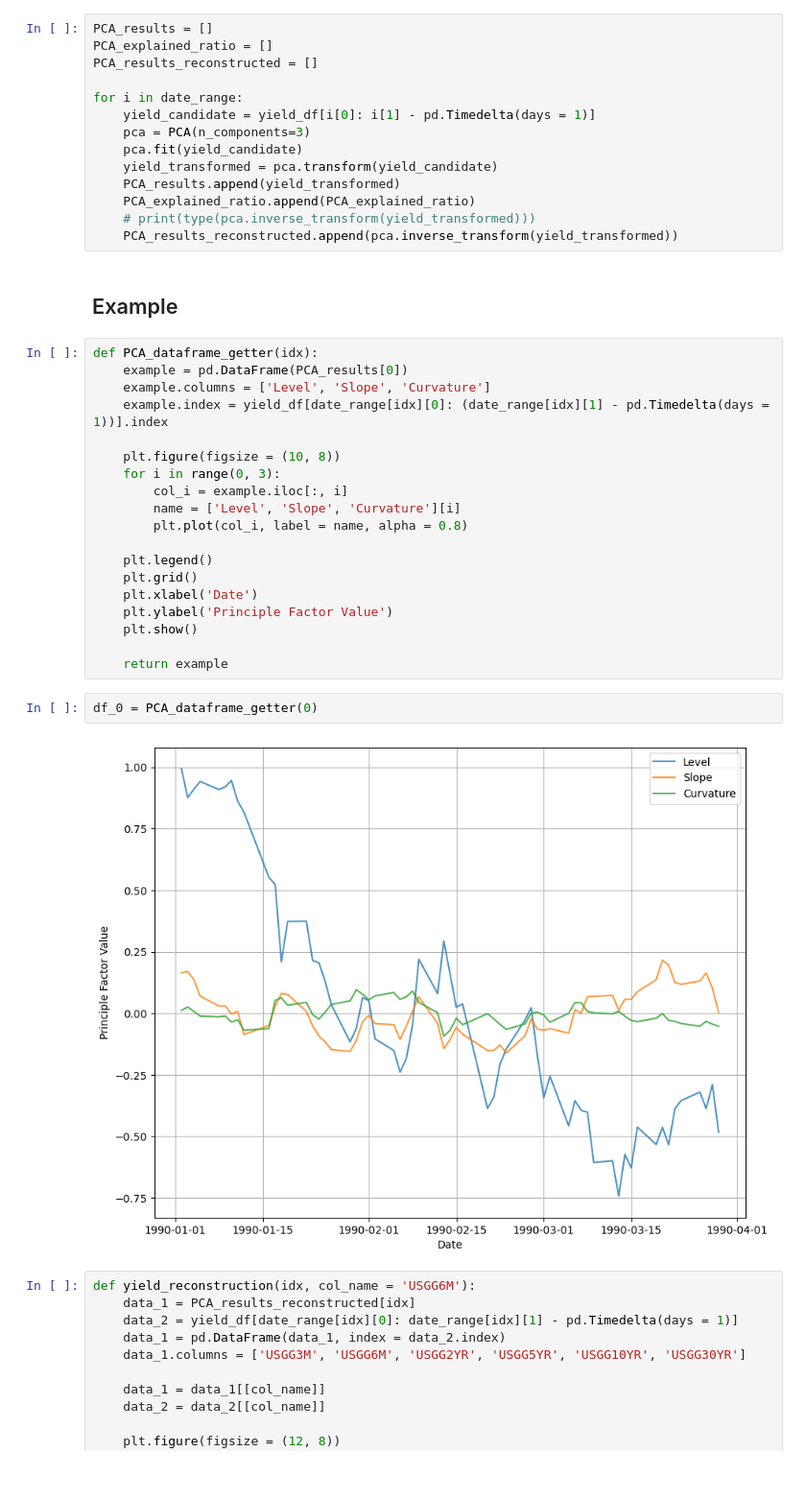
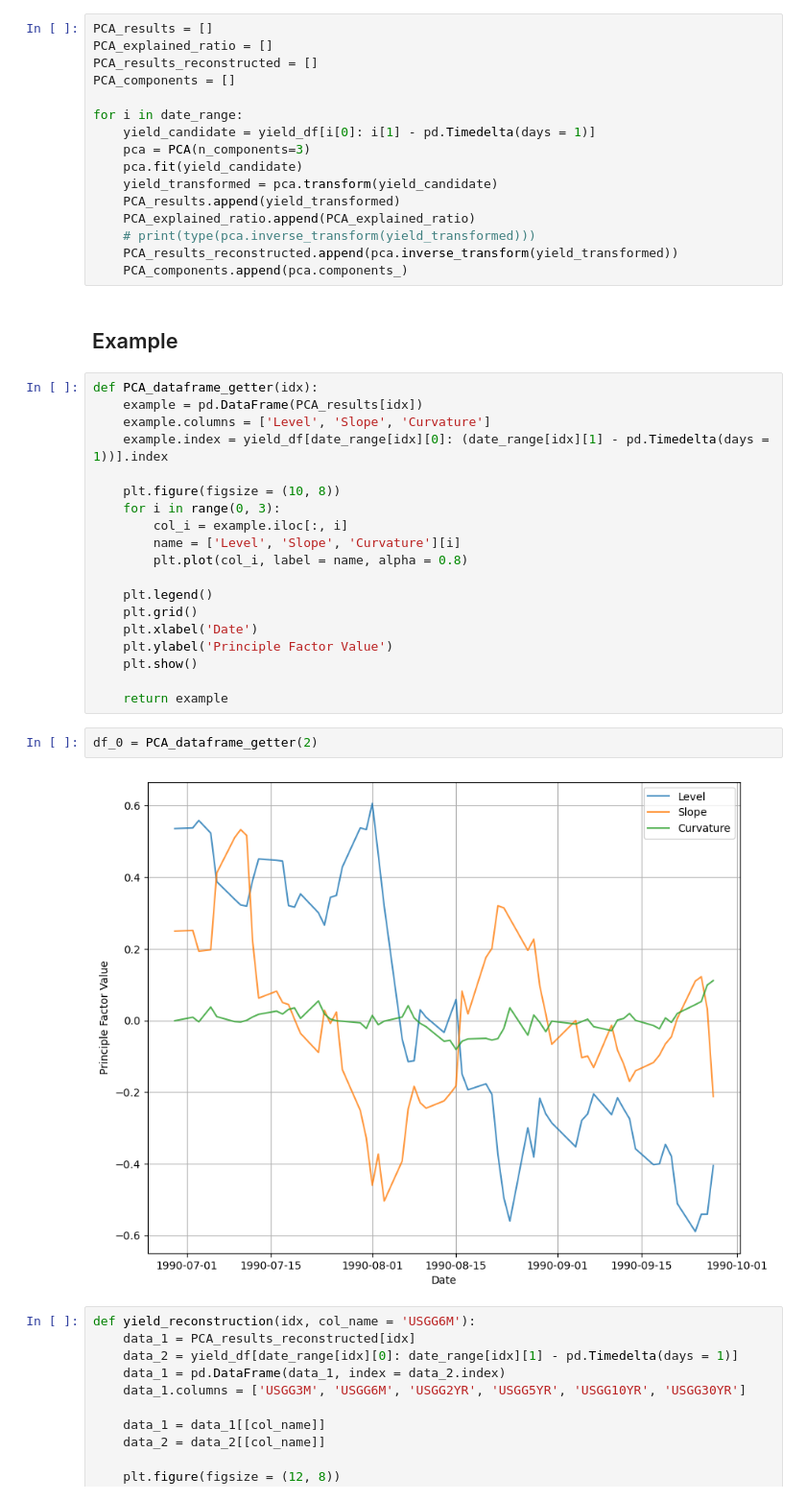
Before and after one commit to FanZixian/ECON_4200_GP, a Jupyter notebook: Bond_Decomposition.ipynb, the cells around one changed output. Shown at 96% size. Saved outputs shown, nothing was run; the diff lists cells and outputs as text; blank space fills up the shorter version.

```diff
--- a/Bond_Decomposition.ipynb
+++ b/Bond_Decomposition.ipynb
@@ -32,6 +34,7 @@ for i in range(len(FFR_df) - 1):
 PCA_results = []
 PCA_explained_ratio = []
 PCA_results_reconstructed = []
+PCA_components = []
 
 for i in date_range:
     yield_candidate = yield_df[i[0]: i[1] - pd.Timedelta(days = 1)]
@@ -42,11 +45,12 @@ for i in date_range:
     PCA_explained_ratio.append(PCA_explained_ratio)
     # print(type(pca.inverse_transform(yield_transformed)))
     PCA_results_reconstructed.append(pca.inverse_transform(yield_transformed))
+    PCA_components.append(pca.components_)
 # %% [markdown]
 ## Example
 # %%
 def PCA_dataframe_getter(idx):
-    example = pd.DataFrame(PCA_results[0])
+    example = pd.DataFrame(PCA_results[idx])
     example.columns = ['Level', 'Slope', 'Curvature']
     example.index = yield_df[date_range[idx][0]: (date_range[idx][1] - pd.Timedelta(days = 1))].index
 
@@ -64,9 +68,9 @@ def PCA_dataframe_getter(idx):
 
     return example
 # %%
-df_0 = PCA_dataframe_getter(0)
+df_0 = PCA_dataframe_getter(2)
 # %% [output]
-[figure, old version]
+[figure, new version]
 # %%
 def yield_reconstruction(idx, col_name = 'USGG6M'):
     data_1 = PCA_results_reconstructed[idx]
```
Also changed, not shown: parts of 6 cells of this notebook.
